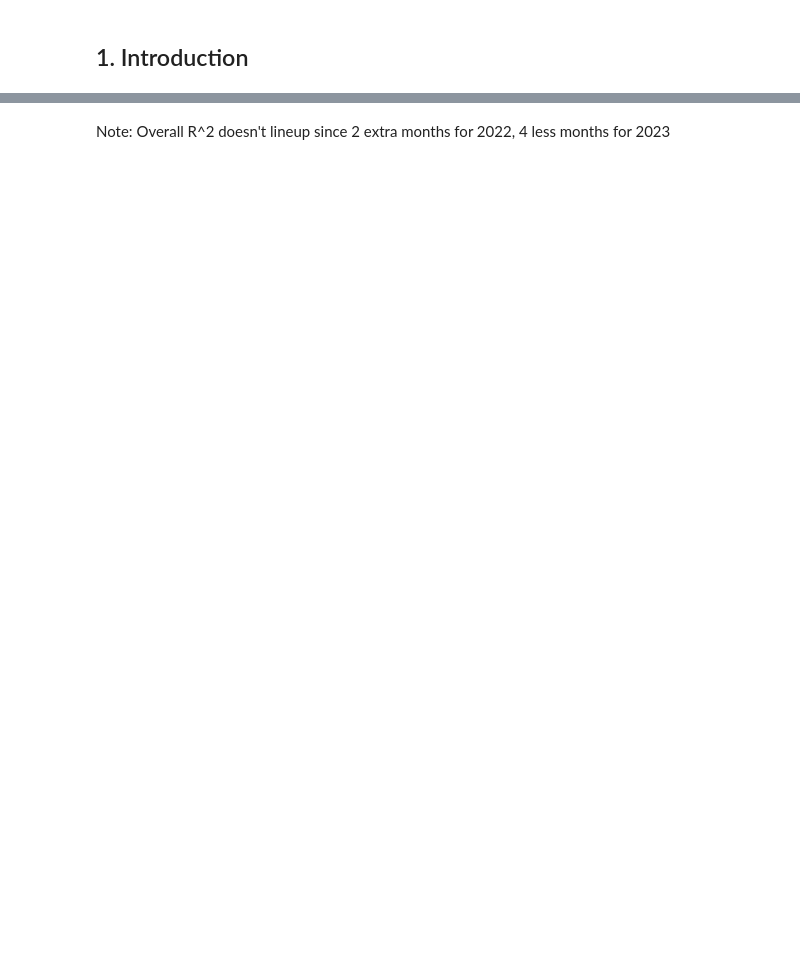
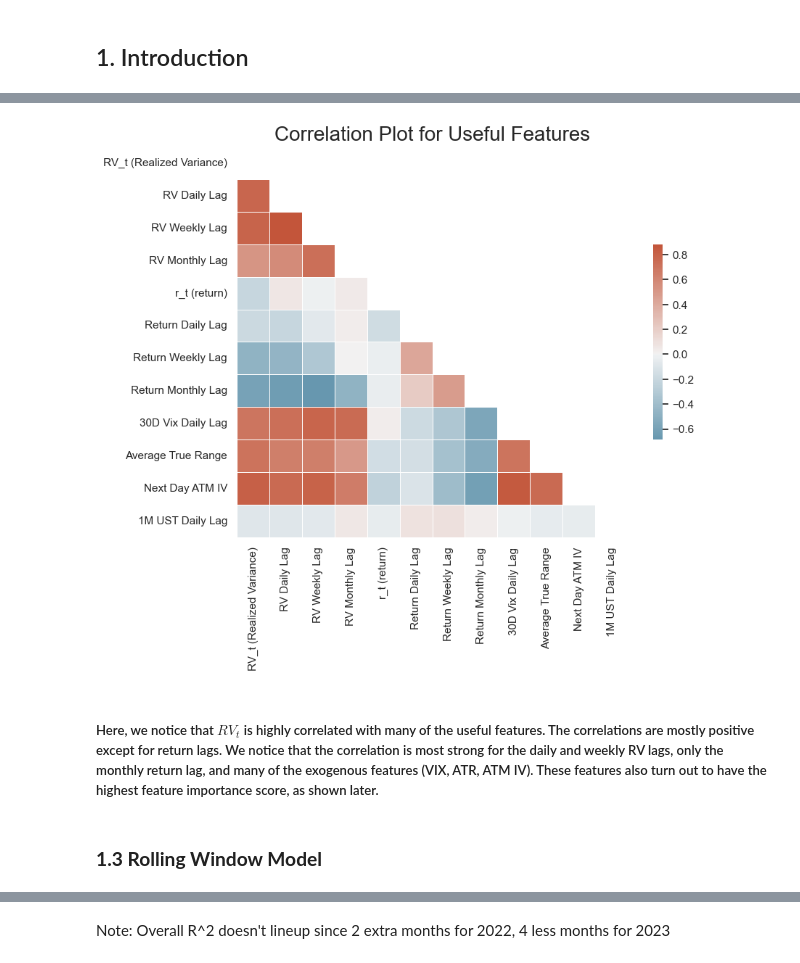
Before and after one commit to bwolfe0/VolForecasting_RandomForests, a Jupyter notebook: Report.ipynb, the cells around one changed output, grey strips where cells are left out. Cells and saved outputs as stored; diff of their text form; code cells hidden in the pictures; blank space fills up the shorter version.

```diff
--- a/Report.ipynb
+++ b/Report.ipynb
@@ -222,0 +93,32 @@ plt.show()
+# %%
+sns.set_theme(style="white")
+# Drop features which are not used in the final model
+corr = data.drop(
+    ['date','AssetPrice', 'halfDay', 'NumOfDaysSinceLastTradingDay', 'is_friday', 'RV_(t-10)',
+                  'RV_(t-15)','-5c','-5p', '5c', '5p', 'VIX Weekly', 'VIX Monthly',
+                  'RQ_t (Realized Quarticity)', 'RQ_(t-1)','RQ_t Weekly', 'RQ_t Monthly']
+                  ,axis=1).corr()
+# Rename features for clarity
+names = {'avg_ATM_IV': 'Next Day ATM IV', 'ATR': 'Average True Range', 'VIX Close (t-1)': '30D Vix Daily Lag',
+        'RV_(t-1)': 'RV Daily Lag', 'r_t Monthly': 'Return Monthly Lag', 'RV_t Monthly': 'RV Monthly Lag',
+        'r_t Weekly': 'Return Weekly Lag', 'RV_t Weekly': 'RV Weekly Lag', 'r_(t-1)': 'Return Daily Lag',
+        'pchange 1MT_(t-1)': '1M UST Daily Lag', 'is_friday': 'Friday Indicator'}
+
+# Apply the name change
+for j in range(2): corr.rename(names, axis=j, inplace=True)
+
+# Create lower diagonal corr plot
+mask = np.triu(np.ones_like(corr, dtype=bool))
+f, ax = plt.subplots(figsize=(9, 7))
+cmap = sns.diverging_palette(230, 20, as_cmap=True)
+
+sns.heatmap(corr, mask=mask, cmap=cmap, center=0,
+            square=True, linewidths=.5, cbar_kws={"shrink": .5})
+plt.title('Correlation Plot for Useful Features', fontsize=20)
+plt.show()
+# %% [output]
+[figure, added]
+# %% [markdown]
+##### Here, we notice that $RV_t$ is highly correlated with many of the useful features. The correlations are mostly positive except for return lags. We notice that the correlation is most strong for the daily and weekly RV lags, only the monthly return lag, and many of the exogenous features (VIX, ATR, ATM IV). These features also turn out to have the highest feature importance score, as shown later.
+# %% [markdown]
+### **1.3 Rolling Window Model**
```
Also changed, not shown: parts of 105 cells of this notebook.
